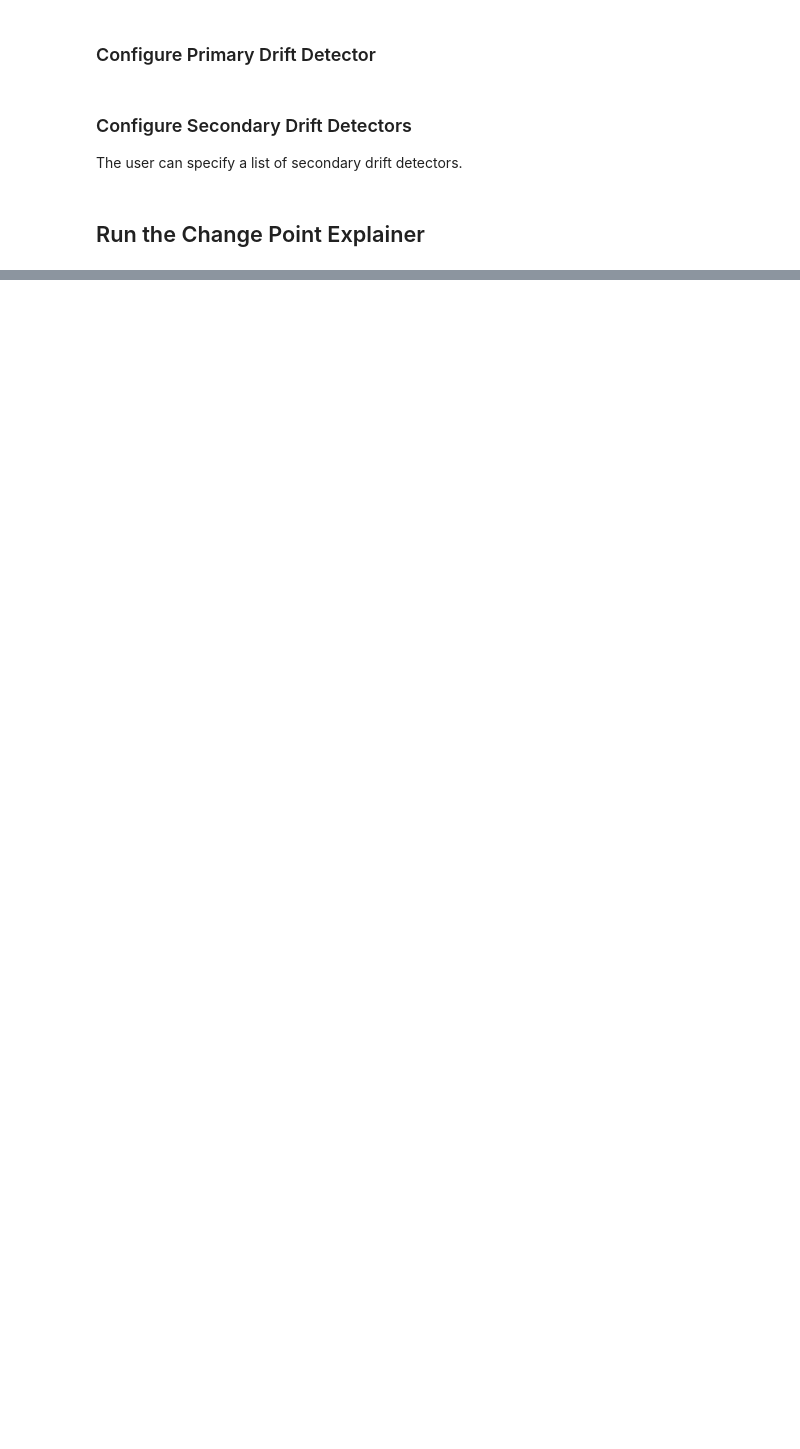
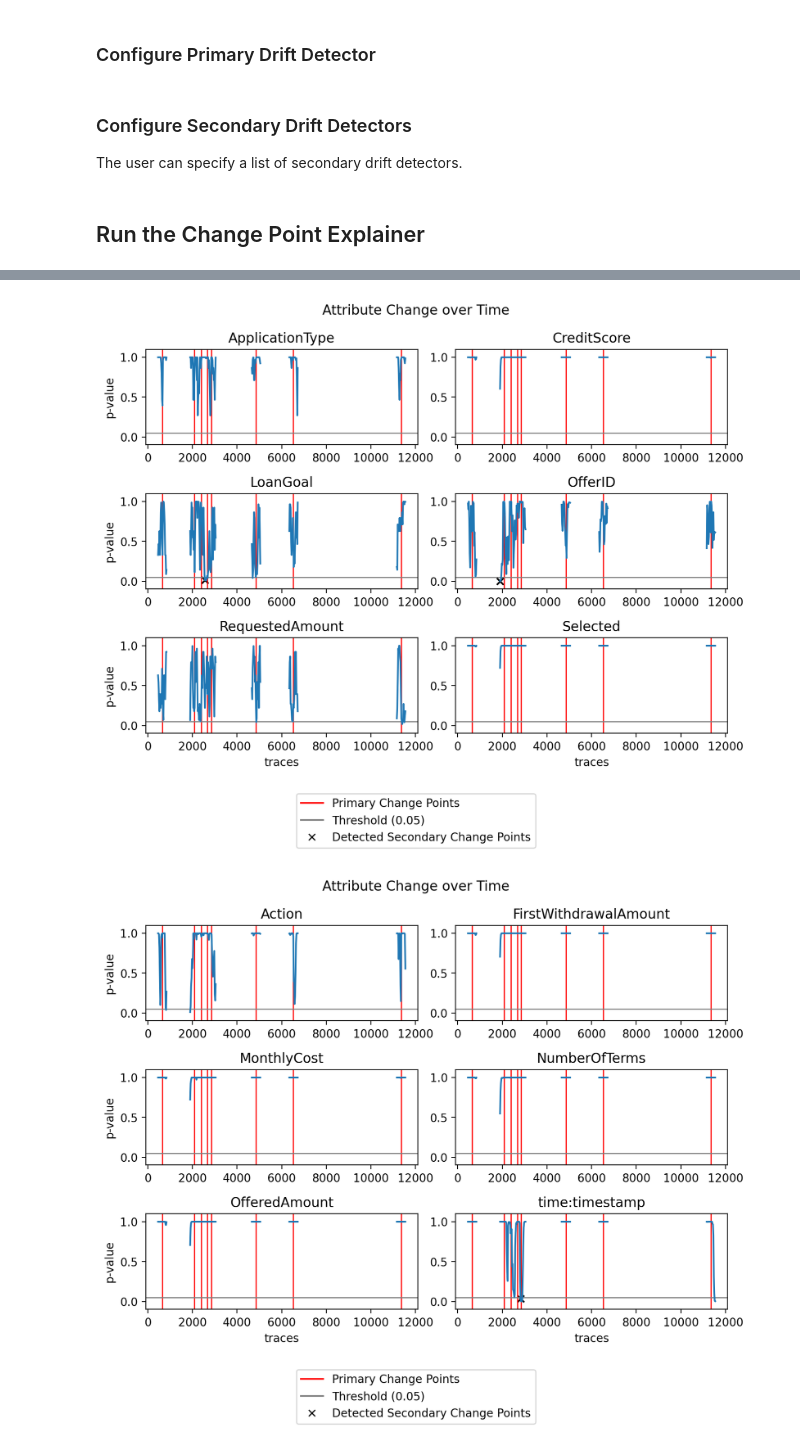
Before and after one commit to lennartebert/explaining_concept_drift, a Jupyter notebook: 50_analysis BPI challenge 2017.ipynb, the cells around one changed output, grey strips where cells are left out. Drawn from its saved outputs; the diff is of its cells as text; code cells hidden in the pictures; blank space fills up the shorter version.

```diff
--- a/50_analysis BPI challenge 2017.ipynb
+++ b/50_analysis BPI challenge 2017.ipynb
@@ -130,0 +154,6 @@ KeyError: "None of [Int64Index([578, 798, 1908, 3018, 4678, 6588], dtype='int64'
+# %%
+# plot the change point explanations
+drift_explanation.multiplot_primary_and_secondary_changes(primary_and_secondary_changes, 6, columns=2)
+# %% [output]
+[figure, added]
+[figure, added]
```
Also changed, not shown: parts of 14 cells of this notebook, 11 other files.
